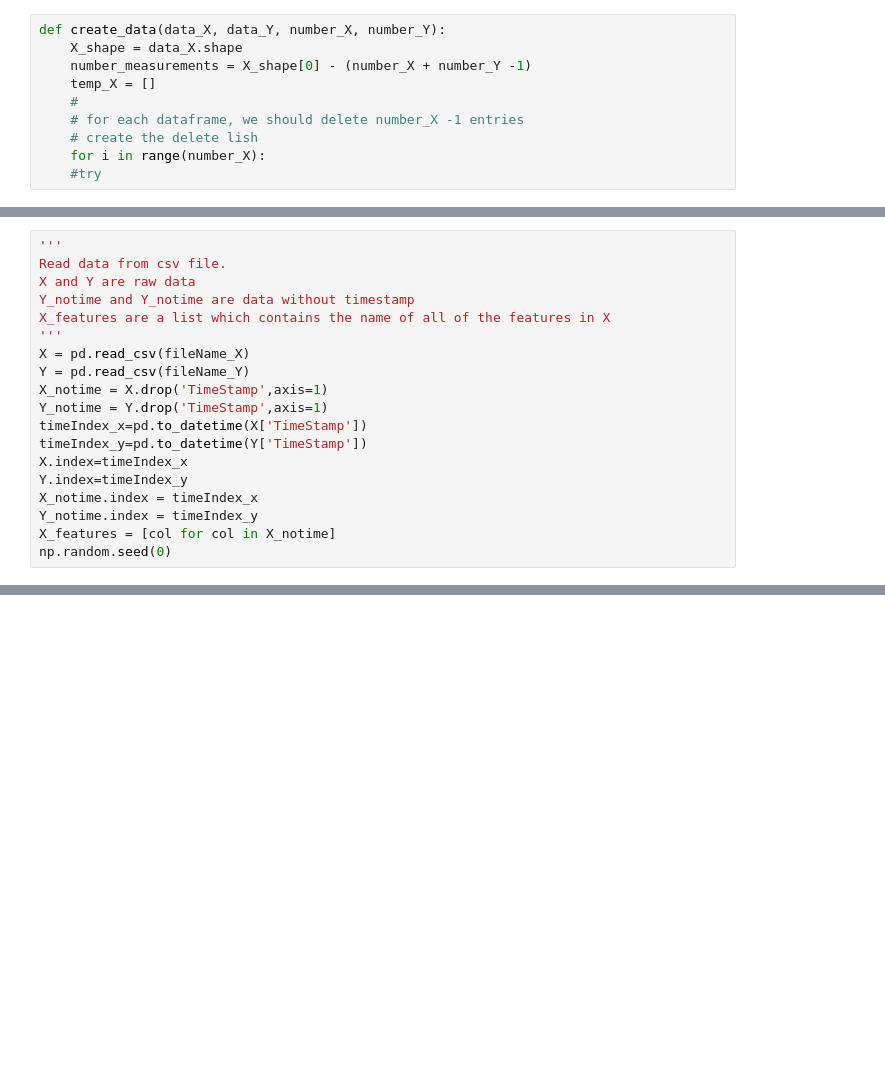
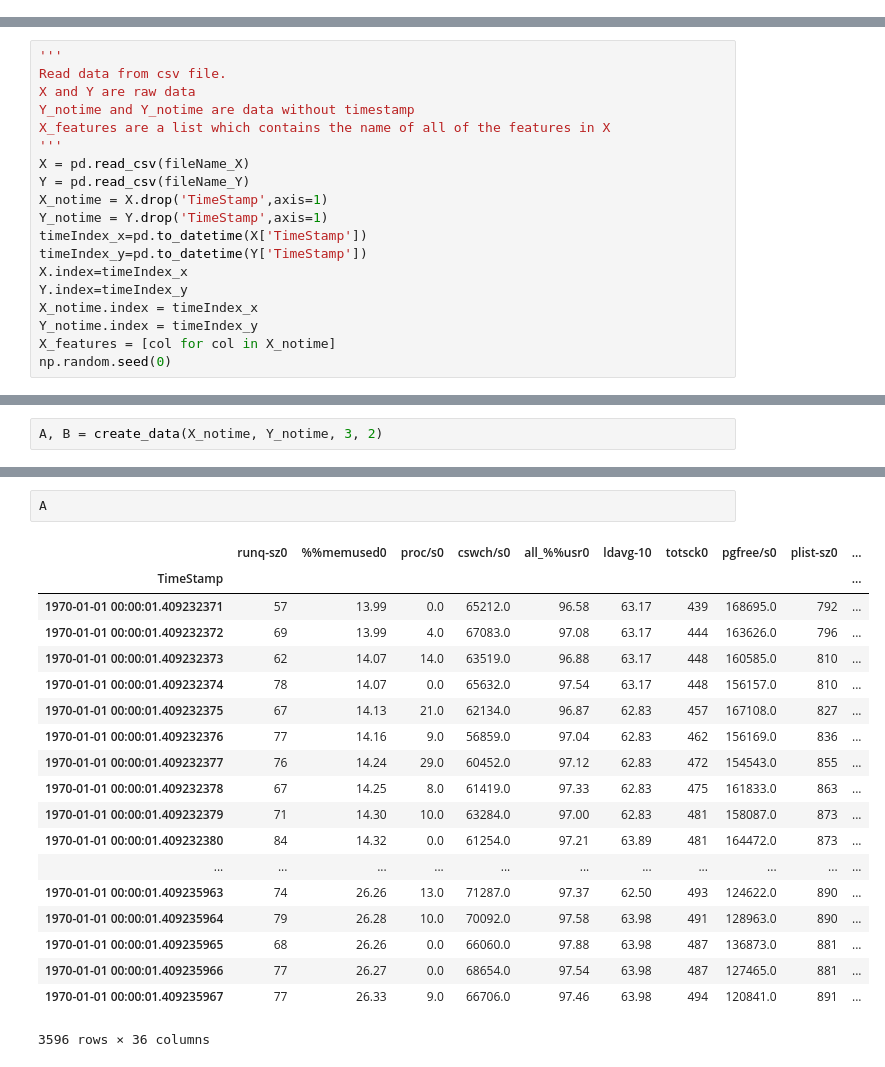
Before and after one commit to hichentang/EP2420, a Jupyter notebook: Proj2.ipynb, the cells around one changed output, grey strips where cells are left out. Saved outputs shown, nothing was run; the diff lists cells and outputs as text; blank space fills up the shorter version.

```diff
--- a/Proj2.ipynb
+++ b/Proj2.ipynb
@@ -23,10 +20,0 @@ Using TensorFlow backend.
-# %%
-def create_data(data_X, data_Y, number_X, number_Y):
-    X_shape = data_X.shape
-    number_measurements = X_shape[0] - (number_X + number_Y -1)
-    temp_X = []
-    #
-    # for each dataframe, we should delete number_X -1 entries
-    # create the delete lish
-    for i in range(number_X):
-    #try
@@ -102,0 +160,2 @@ print("X_shape is " + str(X_shape))
+# %%
+A, B = create_data(X_notime, Y_notime, 3, 2)
@@ -102,0 +212,22 @@ print("X_shape is " + str(X_shape))
+# %%
+A
+# %% [output]
+|  | runq-sz0 | %%memused0 | proc/s0 | cswch/s0 | all_%%usr0 | ldavg-10 | totsck0 | pgfree/s0 | plist-sz0 | ... |
+| TimeStamp |  |  |  |  |  |  |  |  |  | ... |
+| 1970-01-01 00:00:01.409232371 | 57 | 13.99 | 0.0 | 65212.0 | 96.58 | 63.17 | 439 | 168695.0 | 792 | ... |
+| 1970-01-01 00:00:01.409232372 | 69 | 13.99 | 4.0 | 67083.0 | 97.08 | 63.17 | 444 | 163626.0 | 796 | ... |
+| 1970-01-01 00:00:01.409232373 | 62 | 14.07 | 14.0 | 63519.0 | 96.88 | 63.17 | 448 | 160585.0 | 810 | ... |
+| 1970-01-01 00:00:01.409232374 | 78 | 14.07 | 0.0 | 65632.0 | 97.54 | 63.17 | 448 | 156157.0 | 810 | ... |
+| 1970-01-01 00:00:01.409232375 | 67 | 14.13 | 21.0 | 62134.0 | 96.87 | 62.83 | 457 | 167108.0 | 827 | ... |
+| 1970-01-01 00:00:01.409232376 | 77 | 14.16 | 9.0 | 56859.0 | 97.04 | 62.83 | 462 | 156169.0 | 836 | ... |
+| 1970-01-01 00:00:01.409232377 | 76 | 14.24 | 29.0 | 60452.0 | 97.12 | 62.83 | 472 | 154543.0 | 855 | ... |
+| 1970-01-01 00:00:01.409232378 | 67 | 14.25 | 8.0 | 61419.0 | 97.33 | 62.83 | 475 | 161833.0 | 863 | ... |
+| 1970-01-01 00:00:01.409232379 | 71 | 14.30 | 10.0 | 63284.0 | 97.00 | 62.83 | 481 | 158087.0 | 873 | ... |
+| 1970-01-01 00:00:01.409232380 | 84 | 14.32 | 0.0 | 61254.0 | 97.21 | 63.89 | 481 | 164472.0 | 873 | ... |
+| ... | ... | ... | ... | ... | ... | ... | ... | ... | ... | ... |
+| 1970-01-01 00:00:01.409235963 | 74 | 26.26 | 13.0 | 71287.0 | 97.37 | 62.50 | 493 | 124622.0 | 890 | ... |
+| 1970-01-01 00:00:01.409235964 | 79 | 26.28 | 10.0 | 70092.0 | 97.58 | 63.98 | 491 | 128963.0 | 890 | ... |
+| 1970-01-01 00:00:01.409235965 | 68 | 26.26 | 0.0 | 66060.0 | 97.88 | 63.98 | 487 | 136873.0 | 881 | ... |
+| 1970-01-01 00:00:01.409235966 | 77 | 26.27 | 0.0 | 68654.0 | 97.54 | 63.98 | 487 | 127465.0 | 881 | ... |
+| 1970-01-01 00:00:01.409235967 | 77 | 26.33 | 9.0 | 66706.0 | 97.46 | 63.98 | 494 | 120841.0 | 891 | ... |
+3596 rows × 36 columns
```
Also changed, not shown: parts of 11 cells of this notebook.
